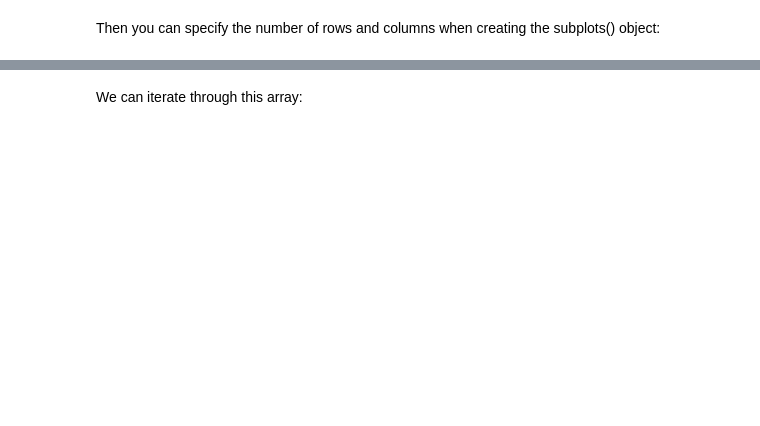
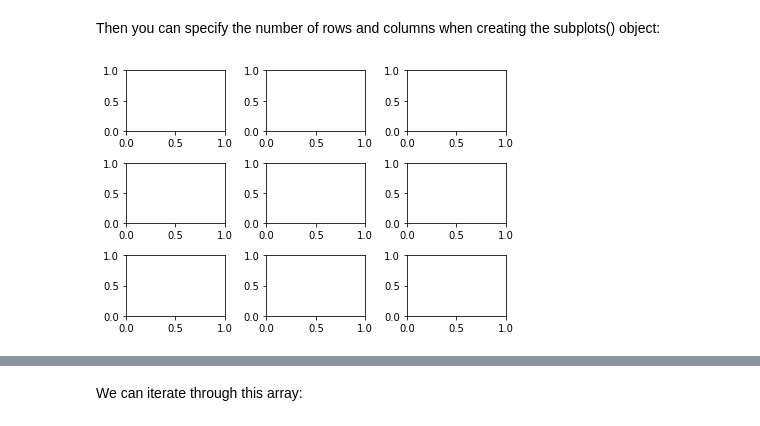
Before and after one commit to jmacedo91/Python-for-Data-Science-and-Machine-Learning-Bootcamp, a Jupyter notebook: 05-Data-Visualization-with-Matplotlib/01-Matplotlib Concepts Lecture.ipynb, the cells around one changed output, grey strips where cells are left out. Saved outputs shown, nothing was run; the diff lists cells and outputs as text; code cells hidden in the pictures; blank space fills up the shorter version.

```diff
--- a/05-Data-Visualization-with-Matplotlib/01-Matplotlib Concepts Lecture.ipynb
+++ b/05-Data-Visualization-with-Matplotlib/01-Matplotlib Concepts Lecture.ipynb
@@ -154,5 +154,10 @@ axes.set_title('title');
 # %% [markdown]
 Then you can specify the number of rows and columns when creating the subplots() object:
+# %%
+fig, axes = plt.subplots(nrows=3, ncols=3)
+fig.tight_layout()
+# %% [output]
+[figure, added]
 # %%
 # Empty canvas of 1 by 2 subplots
 fig, axes = plt.subplots(nrows=1, ncols=2)
```
Also changed, not shown: parts of 8 cells of this notebook.
